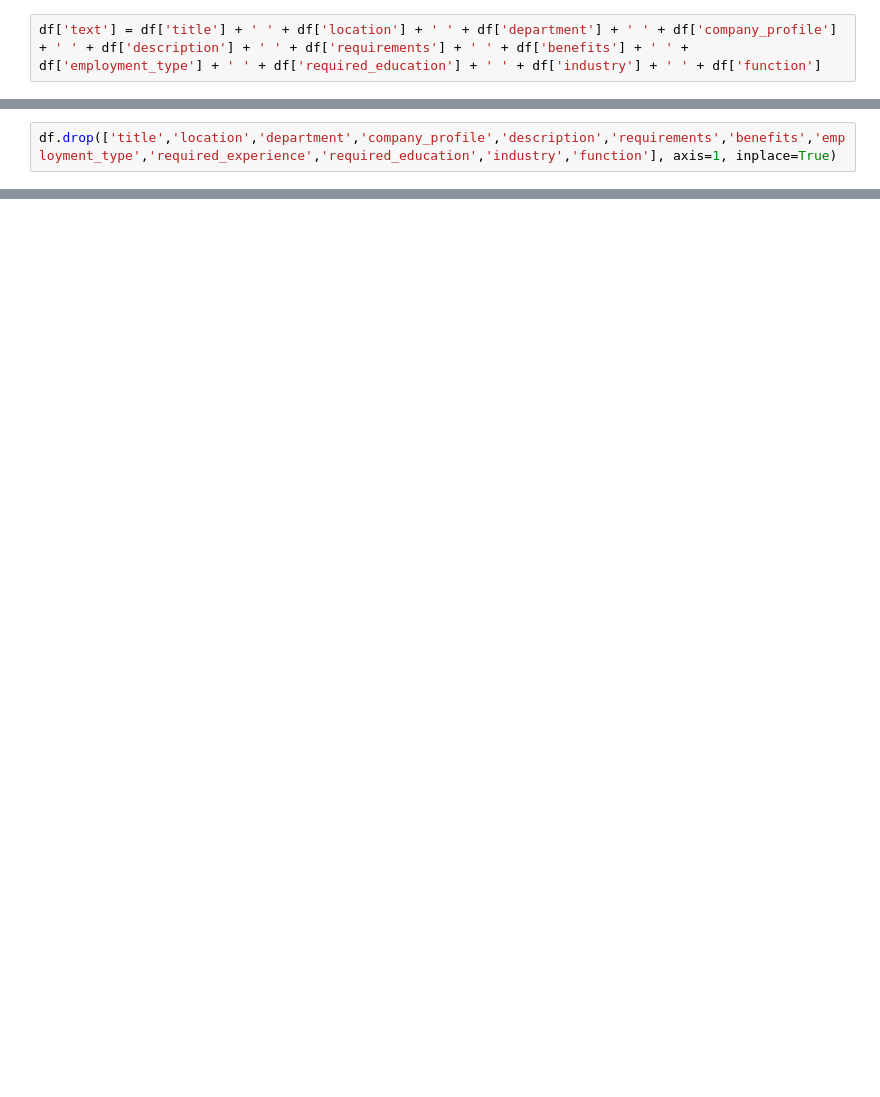
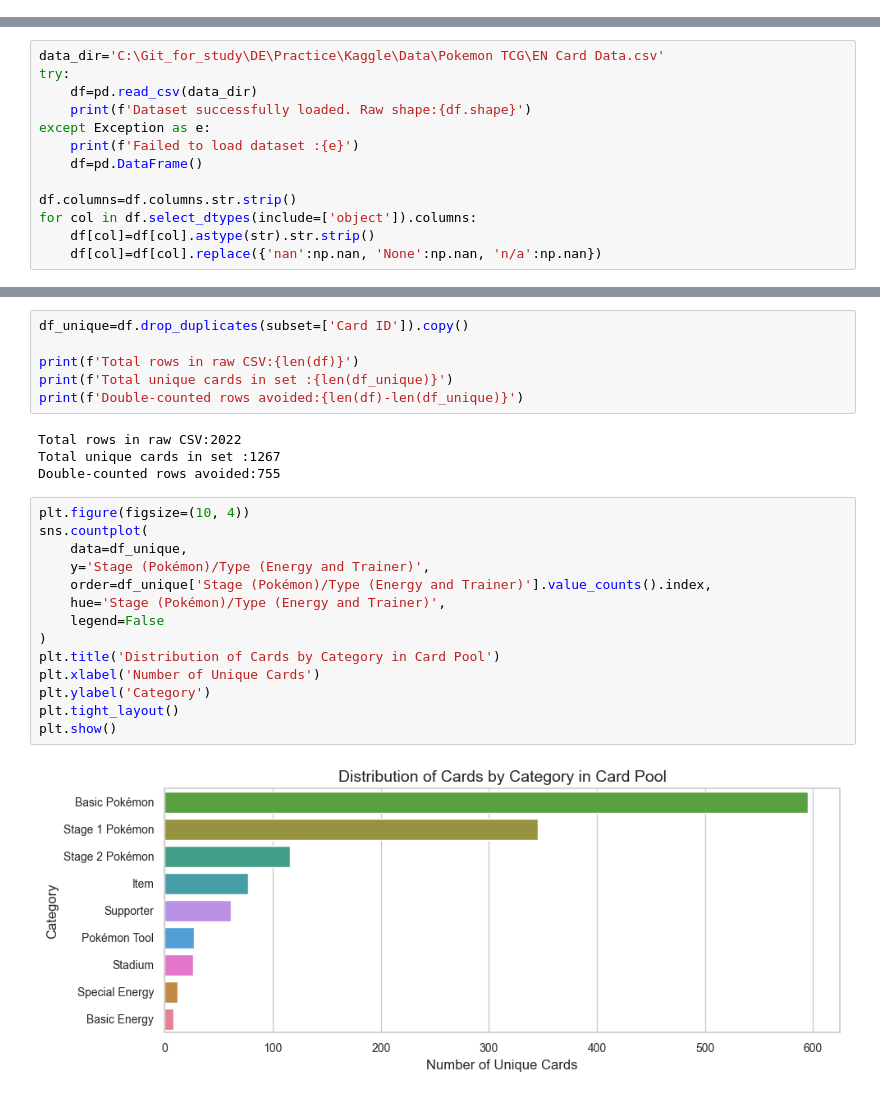
Before and after one commit to bikuud/Study_for_data, a Jupyter notebook: Practice/Kaggle/Code/kaggle_260914.ipynb, the cells around one changed output, grey strips where cells are left out. Drawn from its saved outputs; the diff is of its cells as text; blank space fills up the shorter version.

```diff
--- a/Practice/Kaggle/Code/kaggle_260914.ipynb
+++ b/Practice/Kaggle/Code/kaggle_260914.ipynb
@@ -98,2 +0,0 @@ df.fillna(" ", inplace=True)
-# %%
-df['text'] = df['title'] + ' ' + df['location'] + ' ' + df['department'] + ' ' + df['company_profile'] + ' ' + df['description'] + ' ' + df['requirements'] + ' ' + df['benefits'] + ' ' + df['employment_type'] + ' ' + df['required_education'] + ' ' + df['industry'] + ' ' + df['function']
@@ -102,2 +0,0 @@ df['text'] = df['title'] + ' ' + df['location'] + ' ' + df['department'] + ' ' +
-# %%
-df.drop(['title','location','department','company_profile','description','requirements','benefits','employment_type','required_experience','required_education','industry','function'], axis=1, inplace=True)
@@ -118,0 +27,13 @@ df.drop(['title','location','department','company_profile','description','requir
+# %%
+data_dir='C:\Git_for_study\DE\Practice\Kaggle\Data\Pokemon TCG\EN Card Data.csv'
+try:
+    df=pd.read_csv(data_dir)
+    print(f'Dataset successfully loaded. Raw shape:{df.shape}')
+except Exception as e:
+    print(f'Failed to load dataset :{e}')
+    df=pd.DataFrame()
+
+df.columns=df.columns.str.strip()
+for col in df.select_dtypes(include=['object']).columns:
+    df[col]=df[col].astype(str).str.strip()
+    df[col]=df[col].replace({'nan':np.nan, 'None':np.nan, 'n/a':np.nan})
@@ -118,0 +78,26 @@ df.drop(['title','location','department','company_profile','description','requir
+# %%
+df_unique=df.drop_duplicates(subset=['Card ID']).copy()
+
+print(f'Total rows in raw CSV:{len(df)}')
+print(f'Total unique cards in set :{len(df_unique)}')
+print(f'Double-counted rows avoided:{len(df)-len(df_unique)}')
+# %% [output]
+Total rows in raw CSV:2022
+Total unique cards in set :1267
+Double-counted rows avoided:755
+# %%
+plt.figure(figsize=(10, 4))
+sns.countplot(
+    data=df_unique,
+    y='Stage (Pokémon)/Type (Energy and Trainer)',
+    order=df_unique['Stage (Pokémon)/Type (Energy and Trainer)'].value_counts().index,
+    hue='Stage (Pokémon)/Type (Energy and Trainer)',
+    legend=False
+)
+plt.title('Distribution of Cards by Category in Card Pool')
+plt.xlabel('Number of Unique Cards')
+plt.ylabel('Category')
+plt.tight_layout()
+plt.show()
+# %% [output]
+[figure, added]
```
Also changed, not shown: parts of 23 cells of this notebook.
